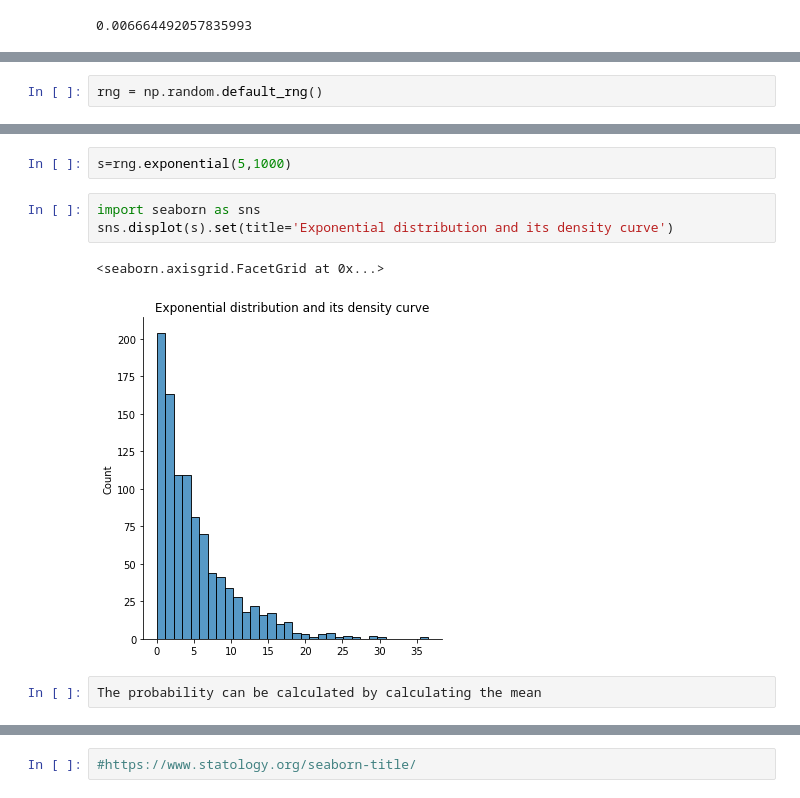
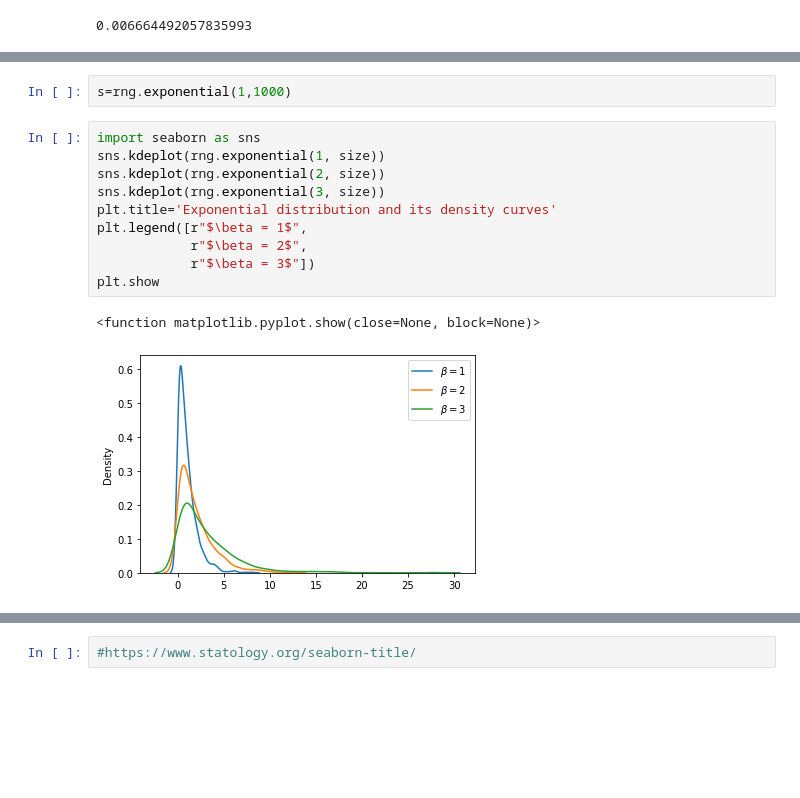
Before and after one commit to Jonish99/PDA-Assigment-One, a Jupyter notebook: numpy.ipynb, the cells around one changed output, grey strips where cells are left out. Saved outputs shown, nothing was run; the diff lists cells and outputs as text; blank space fills up the shorter version.

```diff
--- a/numpy.ipynb
+++ b/numpy.ipynb
@@ -735,2 +754,0 @@ estimate by just looking at the curve and a forumla is required
-# %%
-rng = np.random.default_rng()
@@ -737,10 +772,15 @@ rng = np.random.default_rng()
 # %%
-s=rng.exponential(5,1000)
+s=rng.exponential(1,1000)
 # %%
 import seaborn as sns
-sns.displot(s).set(title='Exponential distribution and its density curve')
+sns.kdeplot(rng.exponential(1, size))
+sns.kdeplot(rng.exponential(2, size))
+sns.kdeplot(rng.exponential(3, size))
+plt.title='Exponential distribution and its density curves'
+plt.legend([r"$\beta = 1$",
+            r"$\beta = 2$",
+            r"$\beta = 3$"])
+plt.show
 # %% [output]
-<seaborn.axisgrid.FacetGrid at 0x...>
+<function matplotlib.pyplot.show(close=None, block=None)>
-[figure, old version]
+[figure, new version]
-# %%
-The probability can be calculated by calculating the mean
```
Also changed, not shown: parts of 71 cells of this notebook.
